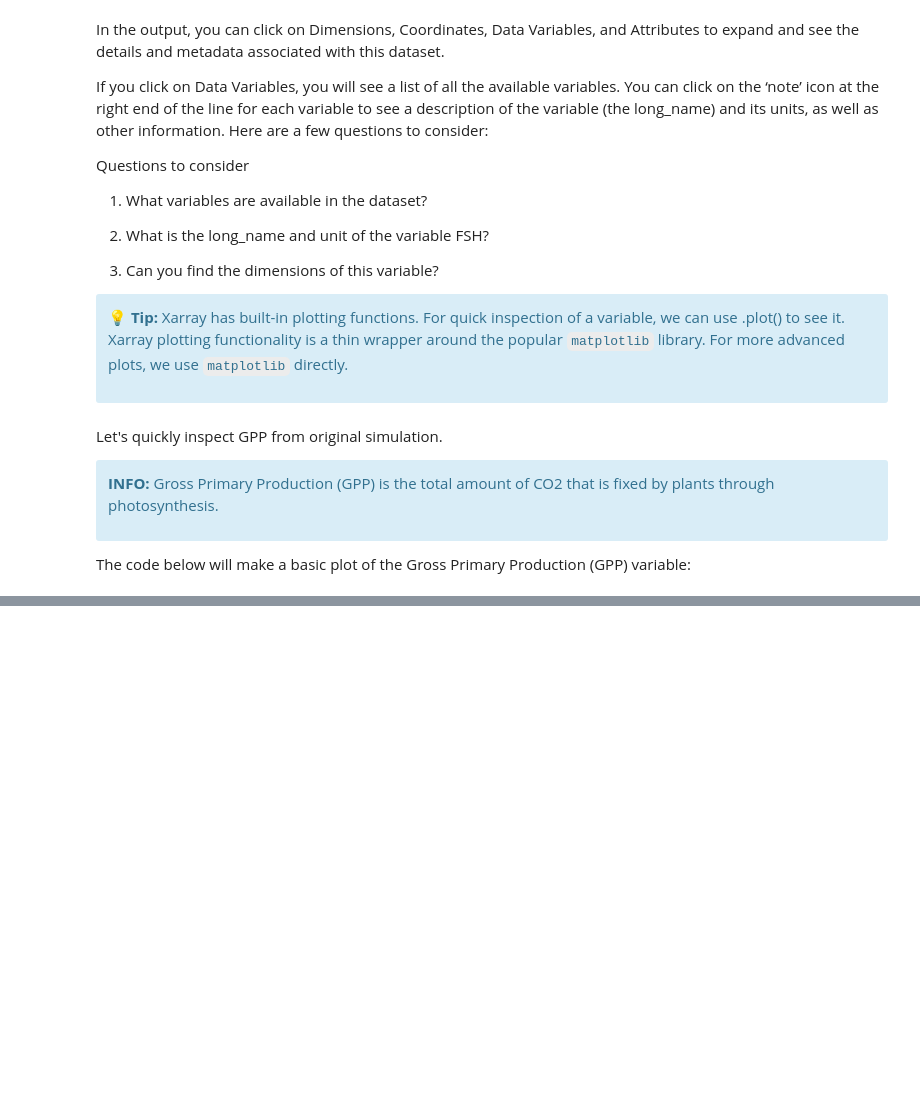
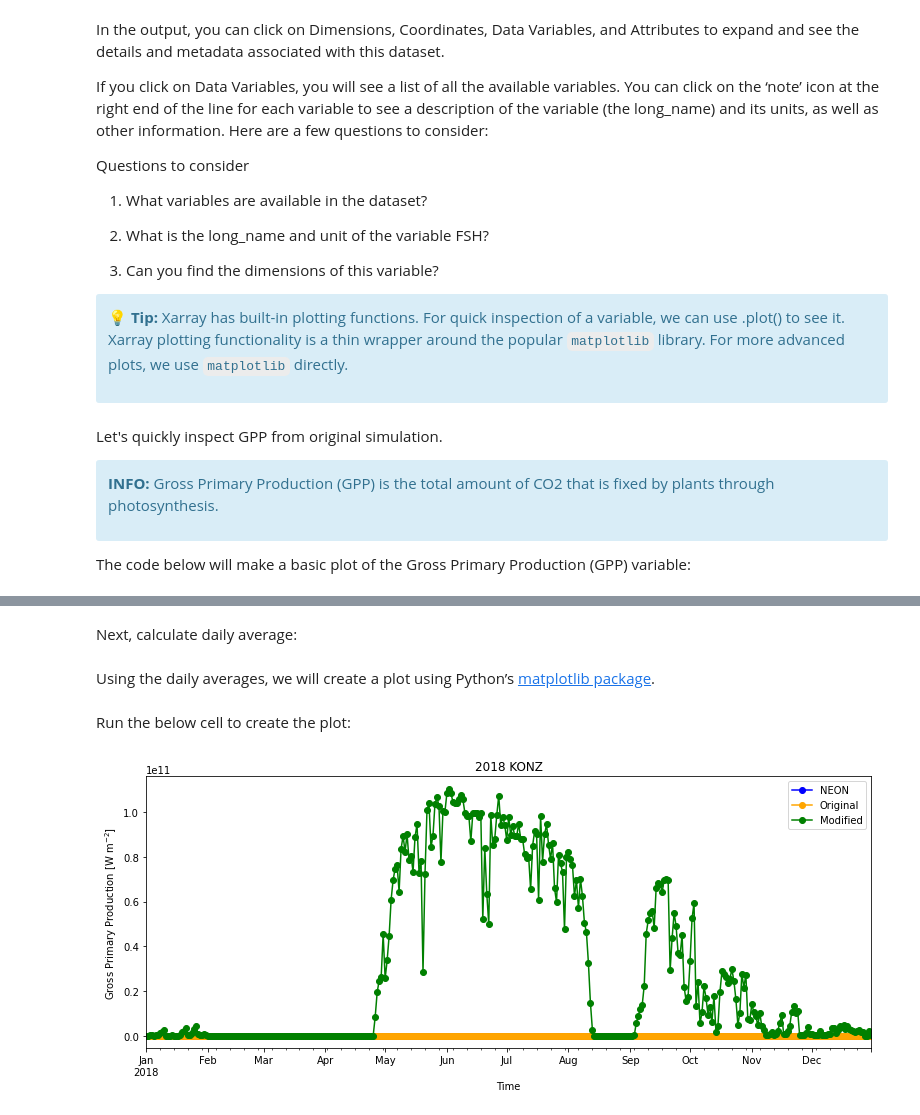
Before and after one commit to NCAR/CTSM-Tutorial, a Jupyter notebook: notebooks/Day2d_CodeModification_Visualization.ipynb, the cells around one changed output, grey strips where cells are left out. Drawn from its saved outputs; the diff is of its cells as text; code cells hidden in the pictures; blank space fills up the shorter version.

```diff
--- a/notebooks/Day2d_CodeModification_Visualization.ipynb
+++ b/notebooks/Day2d_CodeModification_Visualization.ipynb
@@ -159,2 +382,9 @@ Let's inspect the evaluation files from NEON:
+# %%
+#-- convert NEE units from  umolm-2s-1 to gc/m2/s
+ds_eval['GPP'] = ds_eval['GPP']*(12.01/1000000)
+
+#-- convert from gc/m2/s to gc/m2/day
+ds_eval['GPP'] = ds_eval['GPP']*60*60*24
+ds_eval['GPP'].attrs['units'] = 'gC/m^2/day'
 # %%
 ds_eval.GPP.plot()
@@ -198,0 +430,13 @@ for var in ctsm_vars:
+# %%
+#Convert CTSM data to a Pandas Dataframe for easier handling:
+ctsm_vars = ['GPP','AR','HR','ELAI']
+df_ctsm = pd.DataFrame({'time':ds_ctsm_orig.time})
+
+for var in ctsm_vars:
+    sim_var_name = "sim_"+var+"_orig"
+    df_all[sim_var_name]=np.ravel(ds_ctsm_orig[var])
+    df_all[sim_var_name]=df_all[sim_var_name].shift(-1).values
+
+    sim_var_name = "sim_"+var+"_mod"
+    df_all[sim_var_name] = np.ravel(ds_ctsm_mod[var])
+    df_all[sim_var_name]=df_all[sim_var_name].shift(-1).values
@@ -198,0 +462,29 @@ for var in ctsm_vars:
+# %%
+#-- extract year, month, day, hour information from time
+df_all['year'] = df_all['time'].dt.year
+df_all['month'] = df_all['time'].dt.month
+df_all['day'] = df_all['time'].dt.day
+df_all['hour'] = df_all['time'].dt.hour
+# %% [markdown]
+Next, calculate daily average:
+# %%
+df_daily = df_all.groupby(['year','month','day']).mean().reset_index()
+df_daily['time']=pd.to_datetime(df_daily[["year", "month", "day"]])
+# %% [markdown]
+Using the daily averages, we will create a plot using Python’s [matplotlib package](https://matplotlib.org/).
+# %% [markdown]
+Run the below cell to create the plot:
+# %%
+plt.figure(num=None, figsize=(13, 5),  facecolor='w', edgecolor='k')
+
+ax = plt.gca()
+df_daily.plot ( x= 'time', y = 'GPP' , marker = 'o' ,ax =ax , color = 'b',label="NEON")
+df_daily.plot ( x= 'time', y = "sim_GPP_orig" , marker = 'o' ,ax =ax , color = 'orange',label="Original")
+df_daily.plot ( x= 'time', y = "sim_GPP_mod" , marker = 'o' ,ax =ax , color = 'g',label="Modified")
+
+plt.xlabel('Time')
+plt.ylabel("Gross Primary Production [W m$^{-2}$]")
+plt.title(year+" "+neon_site)
+plt.show()
+# %% [output]
+[figure, added]
```
Also changed, not shown: parts of 58 cells of this notebook.
